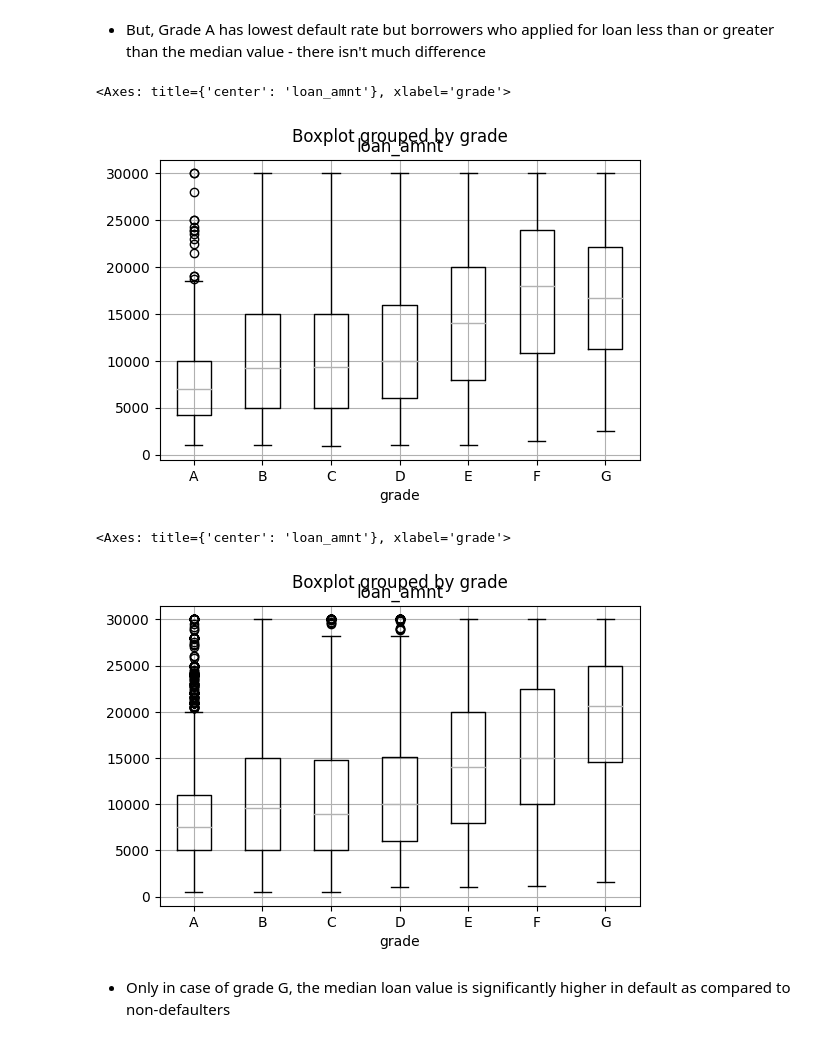
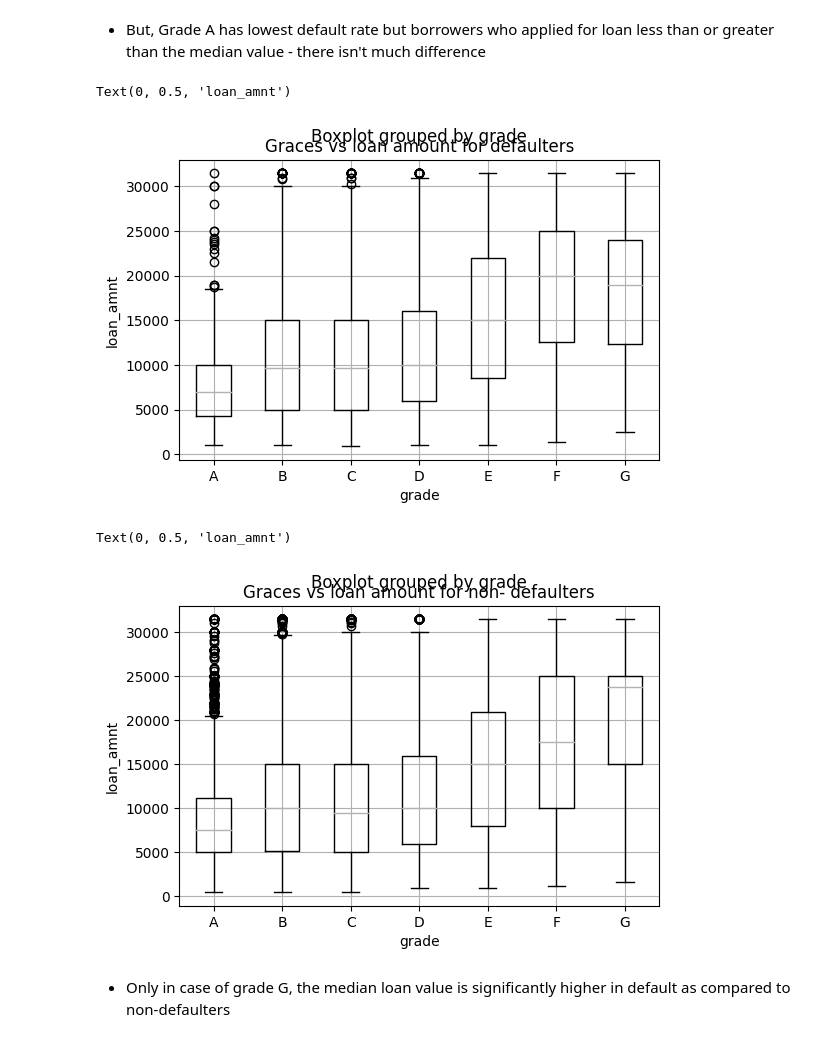
Before and after one commit to jhanjideepak/lending-club, a Jupyter notebook: lending_club.ipynb, the cells around one changed output. Saved outputs shown, nothing was run; the diff lists cells and outputs as text; code cells hidden in the pictures.

```diff
--- a/lending_club.ipynb
+++ b/lending_club.ipynb
@@ -580,15 +578,19 @@ Name: loan_status, dtype: float64
 # %%
 fig, ax = plt.subplots(figsize=(6,4))
 df1[df1.loan_status == 'Charged Off'].boxplot(column=['loan_amnt'], by='grade', ax=ax)
+ax.set_title('Graces vs loan amount for defaulters')
+ax.set_ylabel('loan_amnt')
 # %% [output]
-<Axes: title={'center': 'loan_amnt'}, xlabel='grade'>
+Text(0, 0.5, 'loan_amnt')
-[figure, old version]
+[figure, new version]
 # %%
 fig, ax = plt.subplots(figsize=(6,4))
 df1[df1.loan_status == 'Fully Paid'].boxplot(column=['loan_amnt'], by='grade', ax=ax)
+ax.set_title('Graces vs loan amount for non- defaulters')
+ax.set_ylabel('loan_amnt')
 # %% [output]
-<Axes: title={'center': 'loan_amnt'}, xlabel='grade'>
+Text(0, 0.5, 'loan_amnt')
-[figure, old version]
+[figure, new version]
 # %% [markdown]
 - Only in case of grade G, the median loan value is significantly higher in default as compared to non-defaulters
 # %%
```
Also changed, not shown: parts of 72 cells of this notebook.
